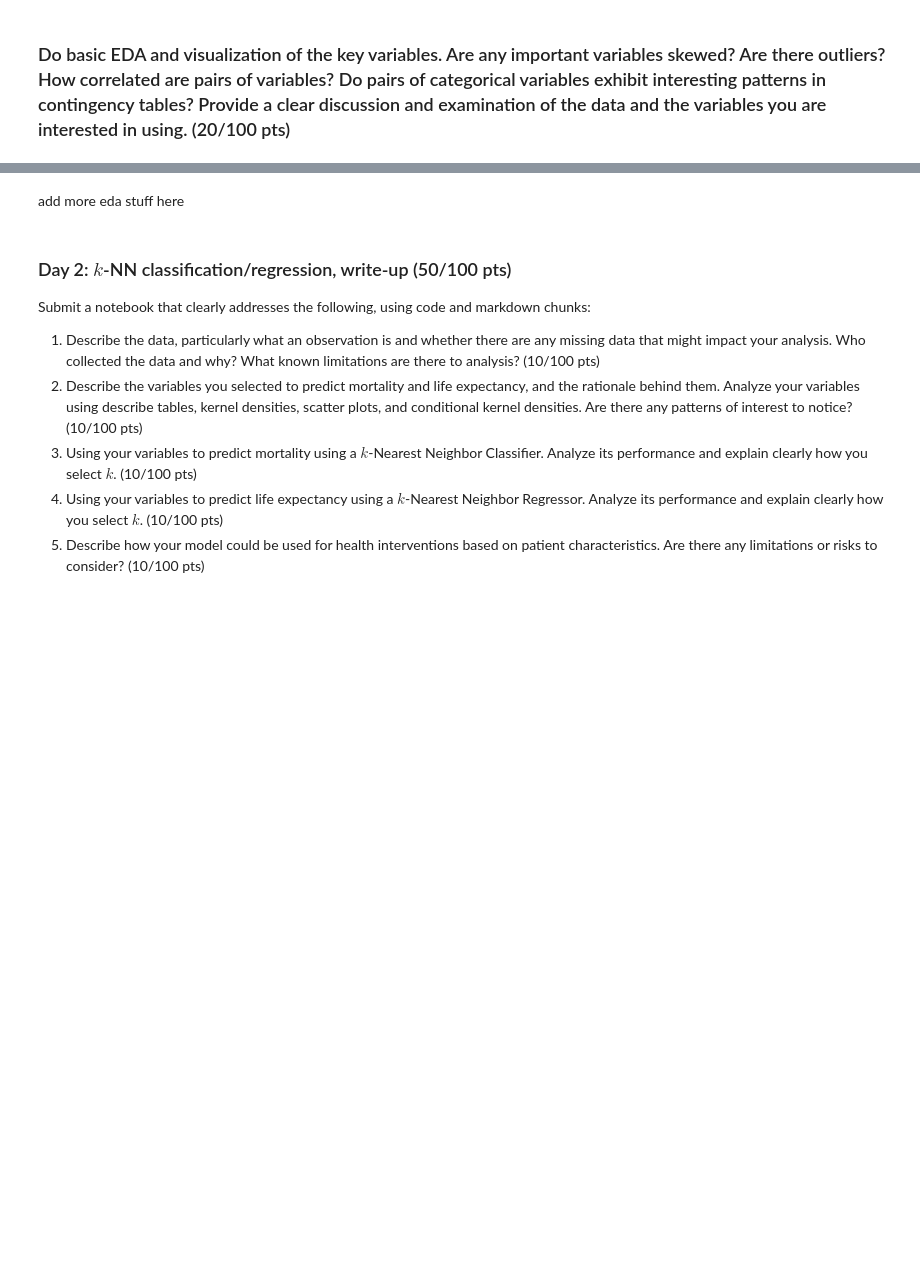
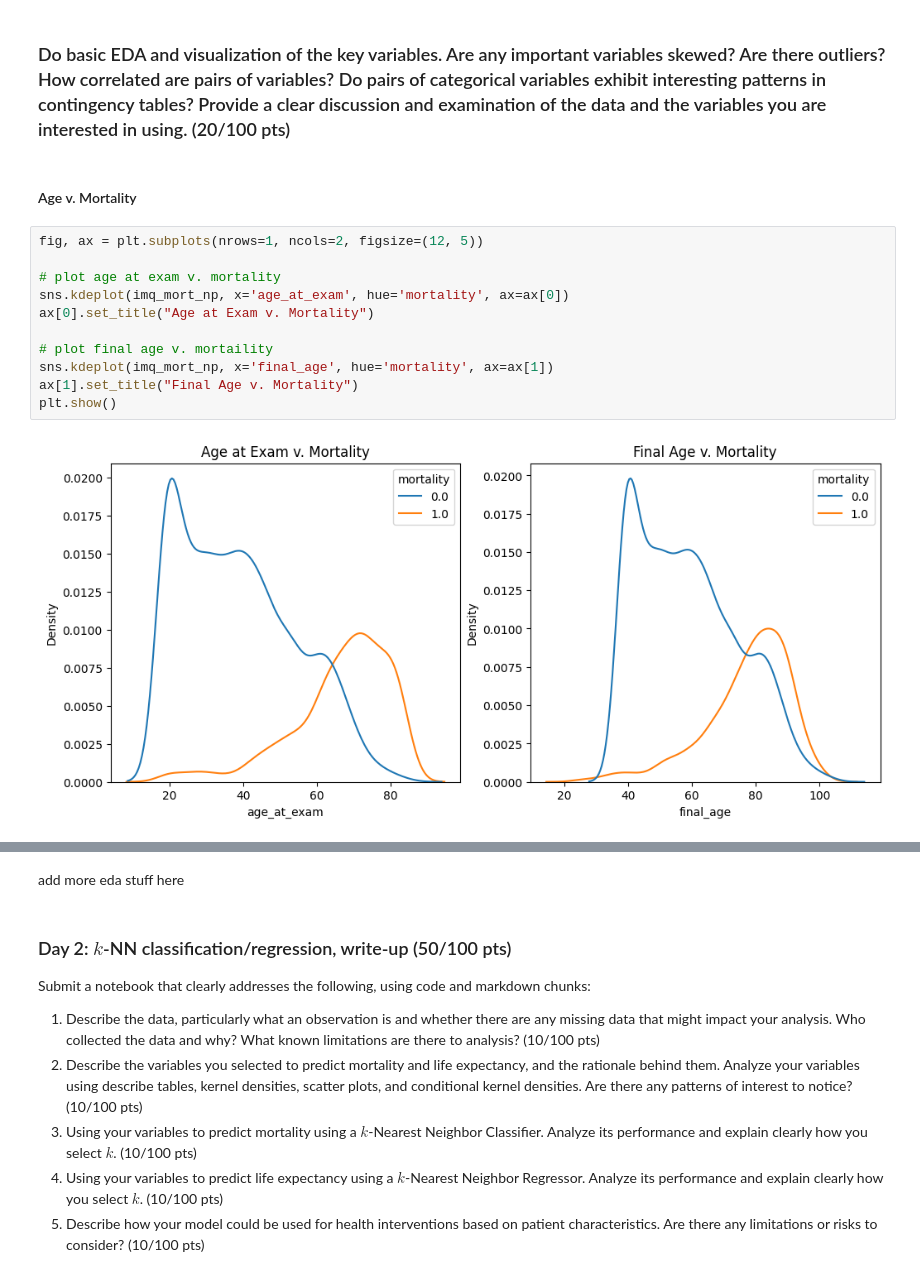
Before and after one commit to swt2vv/ds3021-project1, a Jupyter notebook: project_1_bsds.ipynb, the cells around one changed output, grey strips where cells are left out. Drawn from its saved outputs; the diff is of its cells as text; blank space fills up the shorter version.

```diff
--- a/project_1_bsds.ipynb
+++ b/project_1_bsds.ipynb
@@ -142,2 +145,17 @@ imq_mort_np.head()
 # %% [markdown]
 ### Do basic EDA and visualization of the key variables. Are any important variables skewed? Are there outliers? How correlated are pairs of variables? Do pairs of categorical variables exhibit interesting patterns in contingency tables? Provide a clear discussion and examination of the data and the variables you are interested in using. (20/100 pts)
+# %% [markdown]
+#### Age v. Mortality
+# %%
+fig, ax = plt.subplots(nrows=1, ncols=2, figsize=(12, 5))
+
+# plot age at exam v. mortality
+sns.kdeplot(imq_mort_np, x='age_at_exam', hue='mortality', ax=ax[0])
+ax[0].set_title("Age at Exam v. Mortality")
+
+# plot final age v. mortaility
+sns.kdeplot(imq_mort_np, x='final_age', hue='mortality', ax=ax[1])
+ax[1].set_title("Final Age v. Mortality")
+plt.show()
+# %% [output]
+[figure, added]
```
Also changed, not shown: parts of 10 cells of this notebook.
